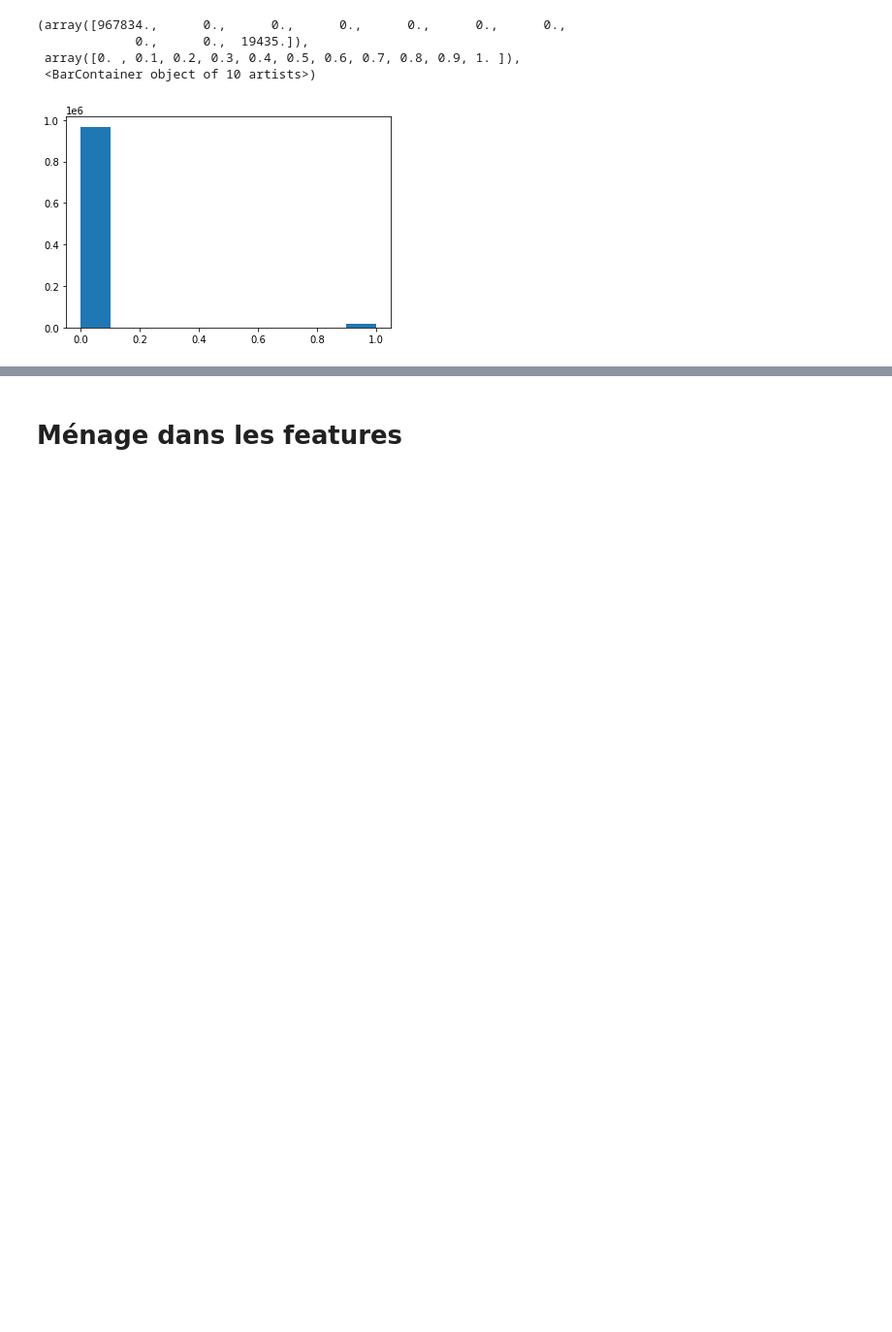
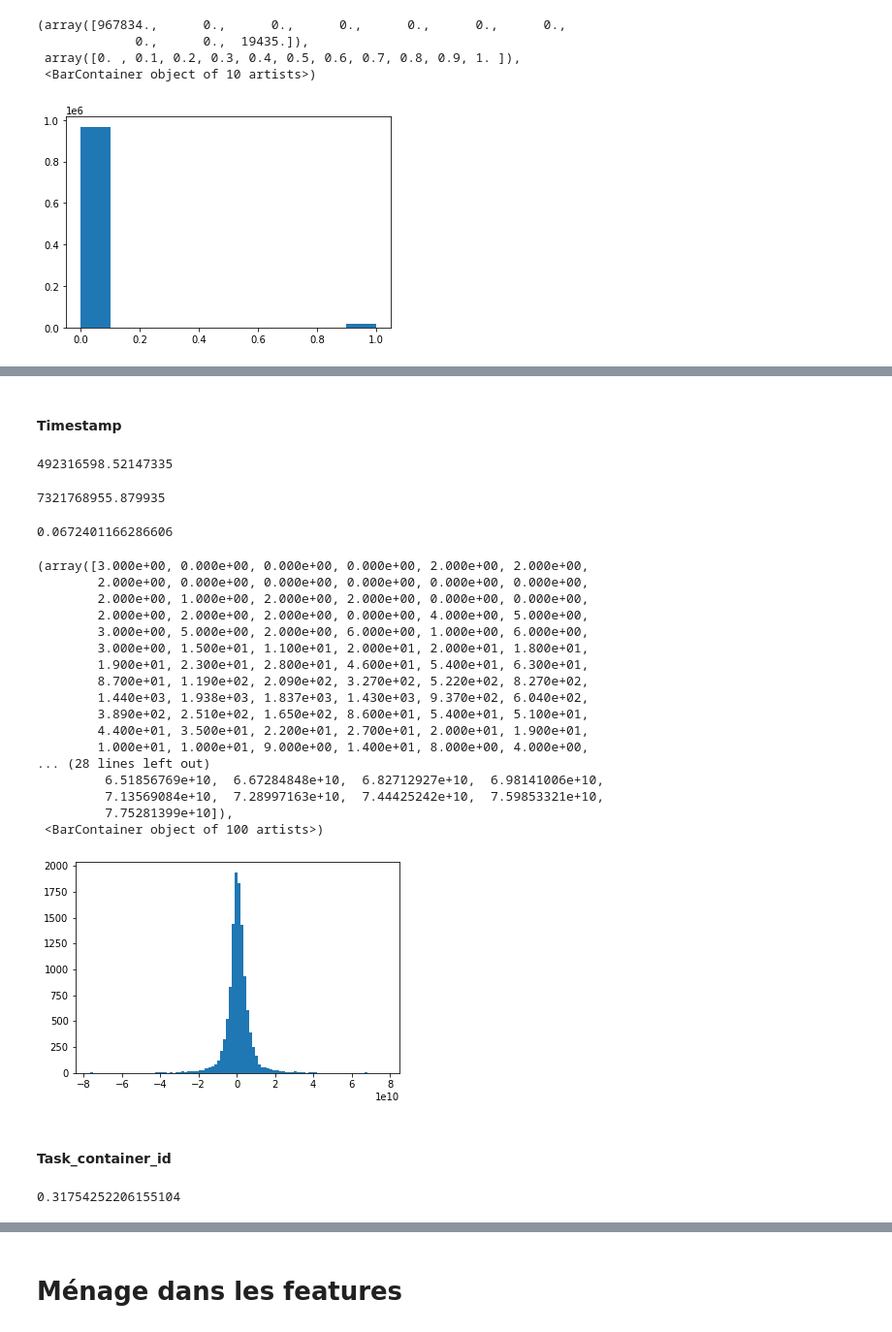
Before and after one commit to YohannD/riiid_final_project, a Jupyter notebook: notebooks/Features_engineering_thomas.ipynb, the cells around one changed output, grey strips where cells are left out. Shown at 97% size. Saved outputs shown, nothing was run; the diff lists cells and outputs as text; code cells hidden in the pictures; blank space fills up the shorter version.

```diff
--- a/notebooks/Features_engineering_thomas.ipynb
+++ b/notebooks/Features_engineering_thomas.ipynb
@@ -279,0 +337,8 @@ plt.hist(train_1M.lectures_seen_in_same_task_container)
+# %%
+questions_lines_having_had_explanation=train_1M.query('content_type_id==0').query('prior_question_had_explanation==1')
+questions_lines_having_not_had_explanation=train_1M.query('content_type_id==0').query('prior_question_had_explanation==0')
+# %%
+questions_stats_having_had_explanation=questions_lines_having_had_explanation\
+                    .groupby('content_id').agg({'answered_correctly': ['mean']})
+questions_stats_having_not_had_explanation=questions_lines_having_not_had_explanation\
+                    .groupby('content_id').agg({'answered_correctly': ['mean']})
@@ -279,0 +364,3 @@ plt.hist(train_1M.lectures_seen_in_same_task_container)
+# %%
+questions_stats['answered_correctly_knowing_having_had_explanation']=questions_stats_having_had_explanation.answered_correctly
+questions_stats['answered_correctly_knowing_having_not_had_explanation']=questions_stats_having_not_had_explanation.answered_correctly
@@ -279,0 +395,41 @@ plt.hist(train_1M.lectures_seen_in_same_task_container)
+# %% [markdown]
+#### Timestamp
+# %%
+diff=questions_stats['timestamp_knowing_answered_correctly']\
+    -questions_stats['timestamp_knowing_answered_uncorrectly']
+# %%
+diff.mean()
+# %% [output]
+492316598.52147335
+# %%
+diff.std()
+# %% [output]
+7321768955.879935
+# %%
+z0=diff.mean()/diff.std()
+z0
+# %% [output]
+0.0672401166286606
+# %%
+plt.hist(diff,bins=100)
+# %% [output]
+(array([3.000e+00, 0.000e+00, 0.000e+00, 0.000e+00, 2.000e+00, 2.000e+00,
+        2.000e+00, 0.000e+00, 0.000e+00, 0.000e+00, 0.000e+00, 0.000e+00,
+        2.000e+00, 1.000e+00, 2.000e+00, 2.000e+00, 0.000e+00, 0.000e+00,
+        2.000e+00, 2.000e+00, 2.000e+00, 0.000e+00, 4.000e+00, 5.000e+00,
+        3.000e+00, 5.000e+00, 2.000e+00, 6.000e+00, 1.000e+00, 6.000e+00,
+        3.000e+00, 1.500e+01, 1.100e+01, 2.000e+01, 2.000e+01, 1.800e+01,
+        1.900e+01, 2.300e+01, 2.800e+01, 4.600e+01, 5.400e+01, 6.300e+01,
+        8.700e+01, 1.190e+02, 2.090e+02, 3.270e+02, 5.220e+02, 8.270e+02,
+        1.440e+03, 1.938e+03, 1.837e+03, 1.430e+03, 9.370e+02, 6.040e+02,
+        3.890e+02, 2.510e+02, 1.650e+02, 8.600e+01, 5.400e+01, 5.100e+01,
+        4.400e+01, 3.500e+01, 2.200e+01, 2.700e+01, 2.000e+01, 1.900e+01,
+        1.000e+01, 1.000e+01, 9.000e+00, 1.400e+01, 8.000e+00, 4.000e+00,
+... (28 lines left out)
+         6.51856769e+10,  6.67284848e+10,  6.82712927e+10,  6.98141006e+10,
+         7.13569084e+10,  7.28997163e+10,  7.44425242e+10,  7.59853321e+10,
+         7.75281399e+10]),
+ <BarContainer object of 100 artists>)
+[figure, added]
+# %% [markdown]
+#### Task_container_id
@@ -279,0 +439,5 @@ plt.hist(train_1M.lectures_seen_in_same_task_container)
+# %%
+z0=diff_tci.mean()/diff_tci.std()
+z0
+# %% [output]
+0.31754252206155104
```
Also changed, not shown: parts of 118 cells of this notebook, 1 other file.
